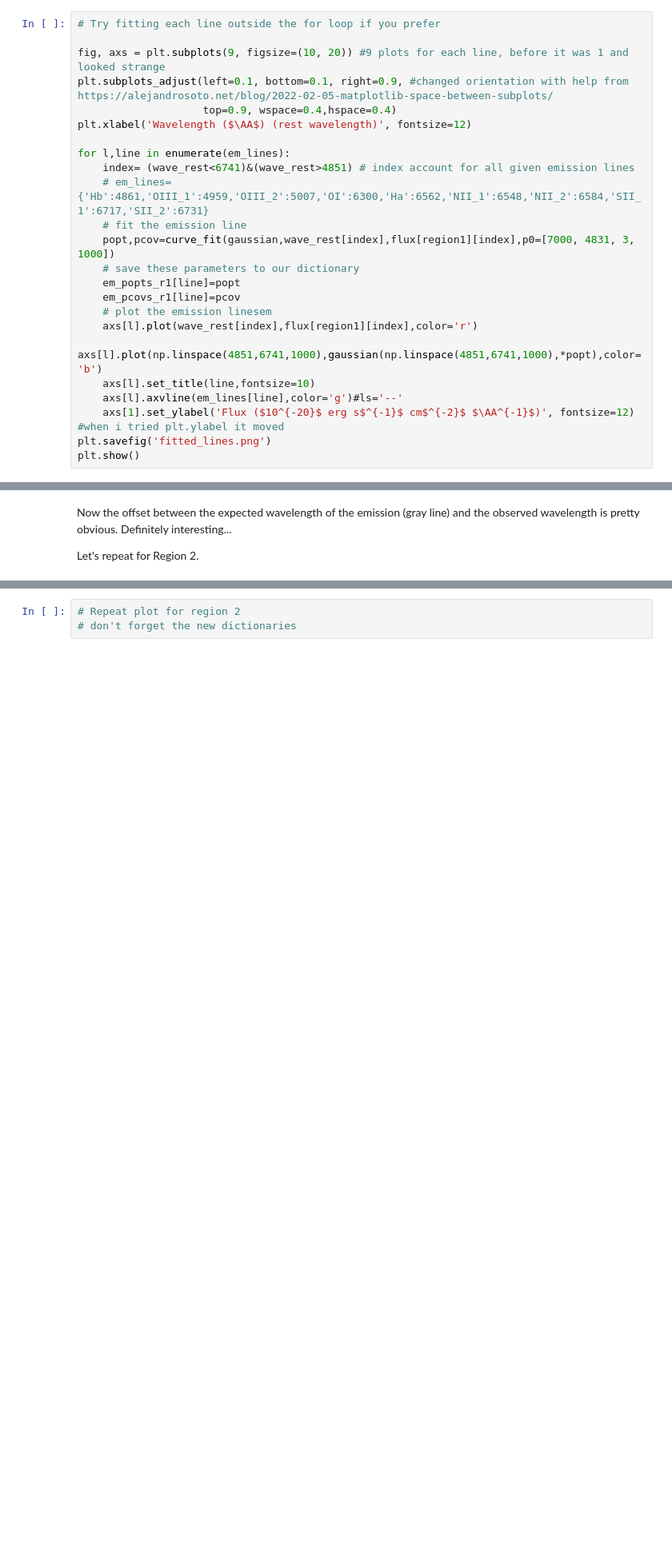
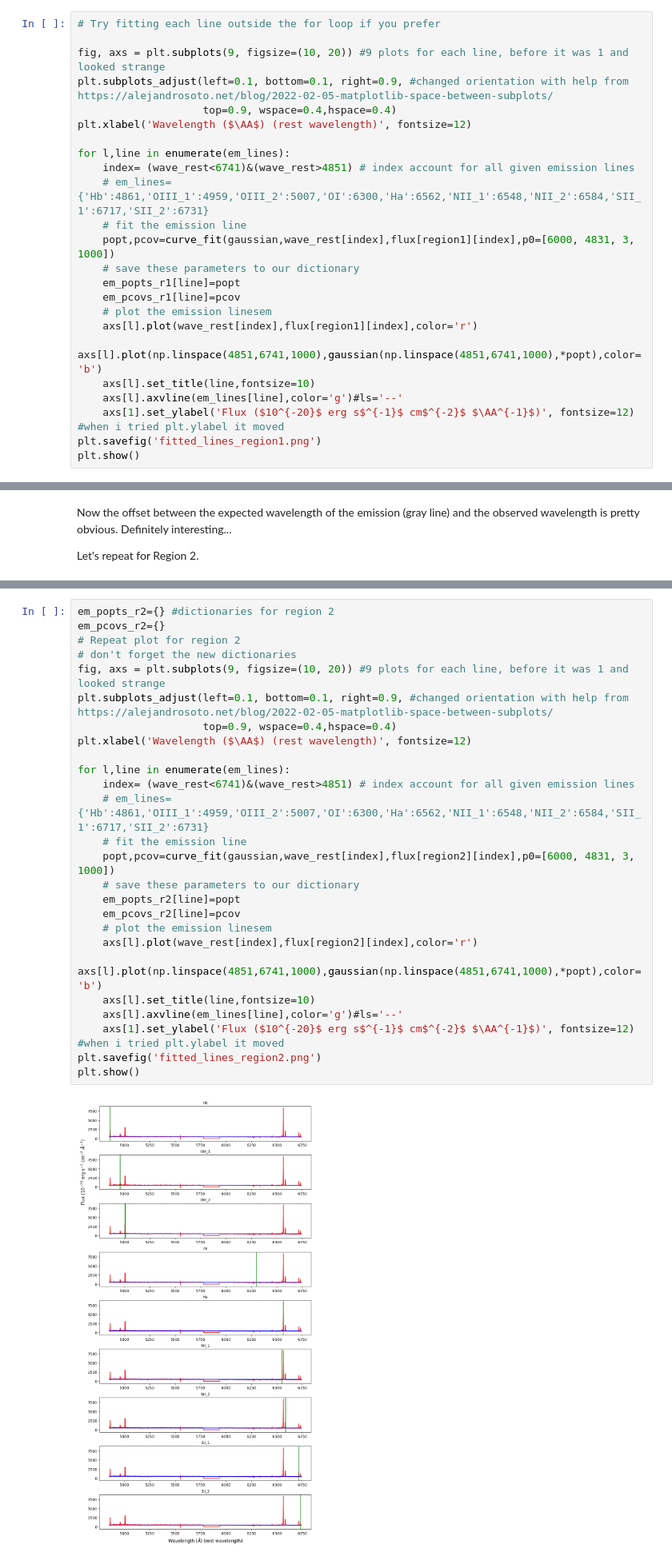
Before and after one commit to myasmedley/HII-Regions-in-NGC-253---Polaris-2026, a Jupyter notebook: PlottingEmissionLines.ipynb, the cells around one changed output, grey strips where cells are left out. Shown at 80% size. Saved outputs shown, nothing was run; the diff lists cells and outputs as text; blank space fills up the shorter version.

Commit message:
fitted lines for region 2, started part 4

```diff
--- a/PlottingEmissionLines.ipynb
+++ b/PlottingEmissionLines.ipynb
@@ -393,7 +395,7 @@ for l,line in enumerate(em_lines):
     index= (wave_rest<6741)&(wave_rest>4851) # index account for all given emission lines
     # em_lines={'Hb':4861,'OIII_1':4959,'OIII_2':5007,'OI':6300,'Ha':6562,'NII_1':6548,'NII_2':6584,'SII_1':6717,'SII_2':6731}
     # fit the emission line
-    popt,pcov=curve_fit(gaussian,wave_rest[index],flux[region1][index],p0=[7000, 4831, 3, 1000])
+    popt,pcov=curve_fit(gaussian,wave_rest[index],flux[region1][index],p0=[6000, 4831, 3, 1000])
     # save these parameters to our dictionary
     em_popts_r1[line]=popt
     em_pcovs_r1[line]=pcov
@@ -403,7 +405,7 @@ for l,line in enumerate(em_lines):
     axs[l].set_title(line,fontsize=10)
     axs[l].axvline(em_lines[line],color='g')#ls='--'
     axs[1].set_ylabel('Flux ($10^{-20}$ erg s$^{-1}$ cm$^{-2}$ $\AA^{-1}$)', fontsize=12) #when i tried plt.ylabel it moved
-plt.savefig('fitted_lines.png')
+plt.savefig('fitted_lines_region1.png')
 plt.show()
 # %% [output]
 [figure]
@@ -414,6 +418,31 @@ Let's repeat for Region 2.
 # %%
+em_popts_r2={} #dictionaries for region 2
+em_pcovs_r2={}
 # Repeat plot for region 2
 # don't forget the new dictionaries
+fig, axs = plt.subplots(9, figsize=(10, 20)) #9 plots for each line, before it was 1 and looked strange
+plt.subplots_adjust(left=0.1, bottom=0.1, right=0.9, #changed orientation with help from https://alejandrosoto.net/blog/2022-02-05-matplotlib-space-between-subplots/
+                    top=0.9, wspace=0.4,hspace=0.4)
+plt.xlabel('Wavelength ($\AA$) (rest wavelength)', fontsize=12)
+
+for l,line in enumerate(em_lines):
+    index= (wave_rest<6741)&(wave_rest>4851) # index account for all given emission lines
+    # em_lines={'Hb':4861,'OIII_1':4959,'OIII_2':5007,'OI':6300,'Ha':6562,'NII_1':6548,'NII_2':6584,'SII_1':6717,'SII_2':6731}
+    # fit the emission line
+    popt,pcov=curve_fit(gaussian,wave_rest[index],flux[region2][index],p0=[6000, 4831, 3, 1000])
+    # save these parameters to our dictionary
+    em_popts_r2[line]=popt
+    em_pcovs_r2[line]=pcov
+    # plot the emission linesem
+    axs[l].plot(wave_rest[index],flux[region2][index],color='r')
+    axs[l].plot(np.linspace(4851,6741,1000),gaussian(np.linspace(4851,6741,1000),*popt),color='b')
+    axs[l].set_title(line,fontsize=10)
+    axs[l].axvline(em_lines[line],color='g')#ls='--'
+    axs[1].set_ylabel('Flux ($10^{-20}$ erg s$^{-1}$ cm$^{-2}$ $\AA^{-1}$)', fontsize=12) #when i tried plt.ylabel it moved
+plt.savefig('fitted_lines_region2.png')
+plt.show()
+# %% [output]
+[figure, added]
 # %% [markdown]
 ## Measuring Line Fluxes
 # %% [markdown]
```
Also changed, not shown: parts of 4 cells of this notebook, 2 other files.
